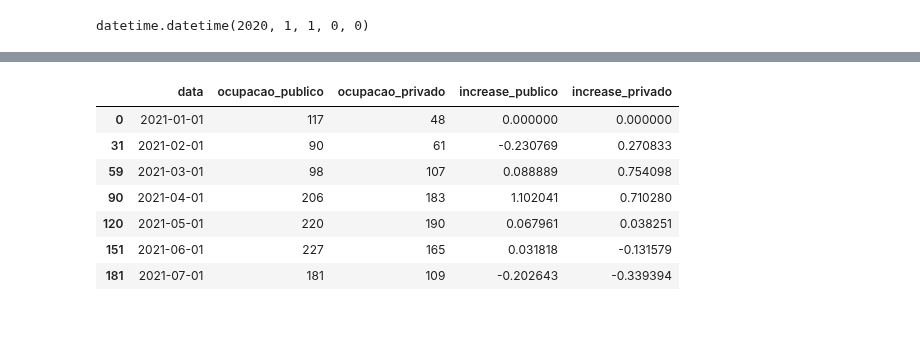
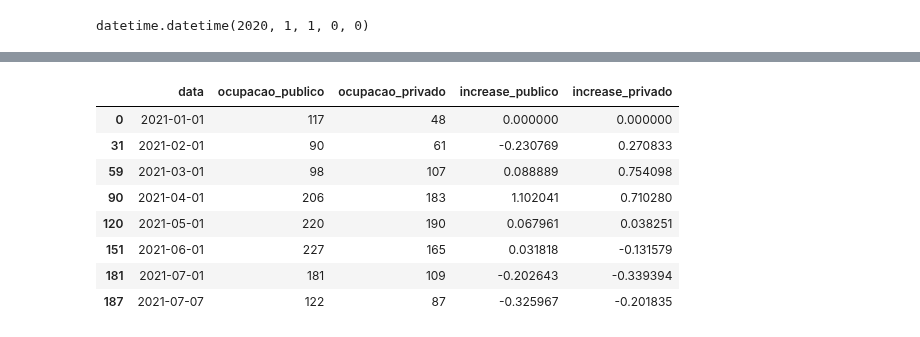
Before and after one commit to adolfoguimaraes/covid19_vacinacao, a Jupyter notebook: Sergipe/processar_outros_dados.ipynb, the cells around one changed output, grey strips where cells are left out. Saved outputs shown, nothing was run; the diff lists cells and outputs as text; code cells hidden in the pictures.

Commit message:
Dados de 07/07

```diff
--- a/Sergipe/processar_outros_dados.ipynb
+++ b/Sergipe/processar_outros_dados.ipynb
@@ -251,14 +252,15 @@ dados_uti_month
 # %%
-dados_uti_month = dados_uti_month[:-1]
+#dados_uti_month = dados_uti_month[:-1]
 dados_uti_month
 # %% [output]
 |  | data | ocupacao_publico | ocupacao_privado | increase_publico | increase_privado |
 | 0 | 2021-01-01 | 117 | 48 | 0.000000 | 0.000000 |
 | 31 | 2021-02-01 | 90 | 61 | -0.230769 | 0.270833 |
 | 59 | 2021-03-01 | 98 | 107 | 0.088889 | 0.754098 |
 | 90 | 2021-04-01 | 206 | 183 | 1.102041 | 0.710280 |
 | 120 | 2021-05-01 | 220 | 190 | 0.067961 | 0.038251 |
 | 151 | 2021-06-01 | 227 | 165 | 0.031818 | -0.131579 |
 | 181 | 2021-07-01 | 181 | 109 | -0.202643 | -0.339394 |
+| 187 | 2021-07-07 | 122 | 87 | -0.325967 | -0.201835 |
 # %%
 dados_uti_month.to_csv("output/historico_uti_mes.csv", index=False)
```
Also changed, not shown: parts of 9 cells of this notebook, 17 other files.
